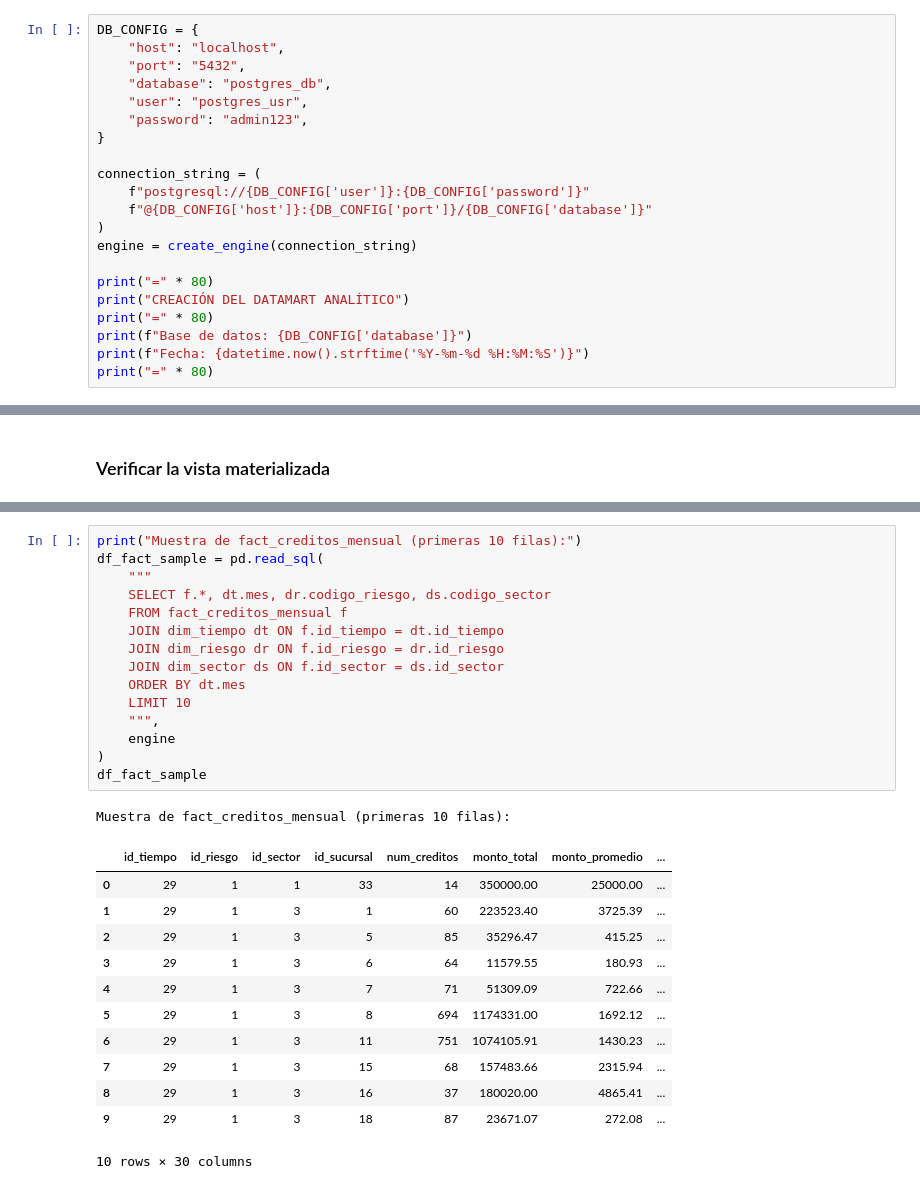
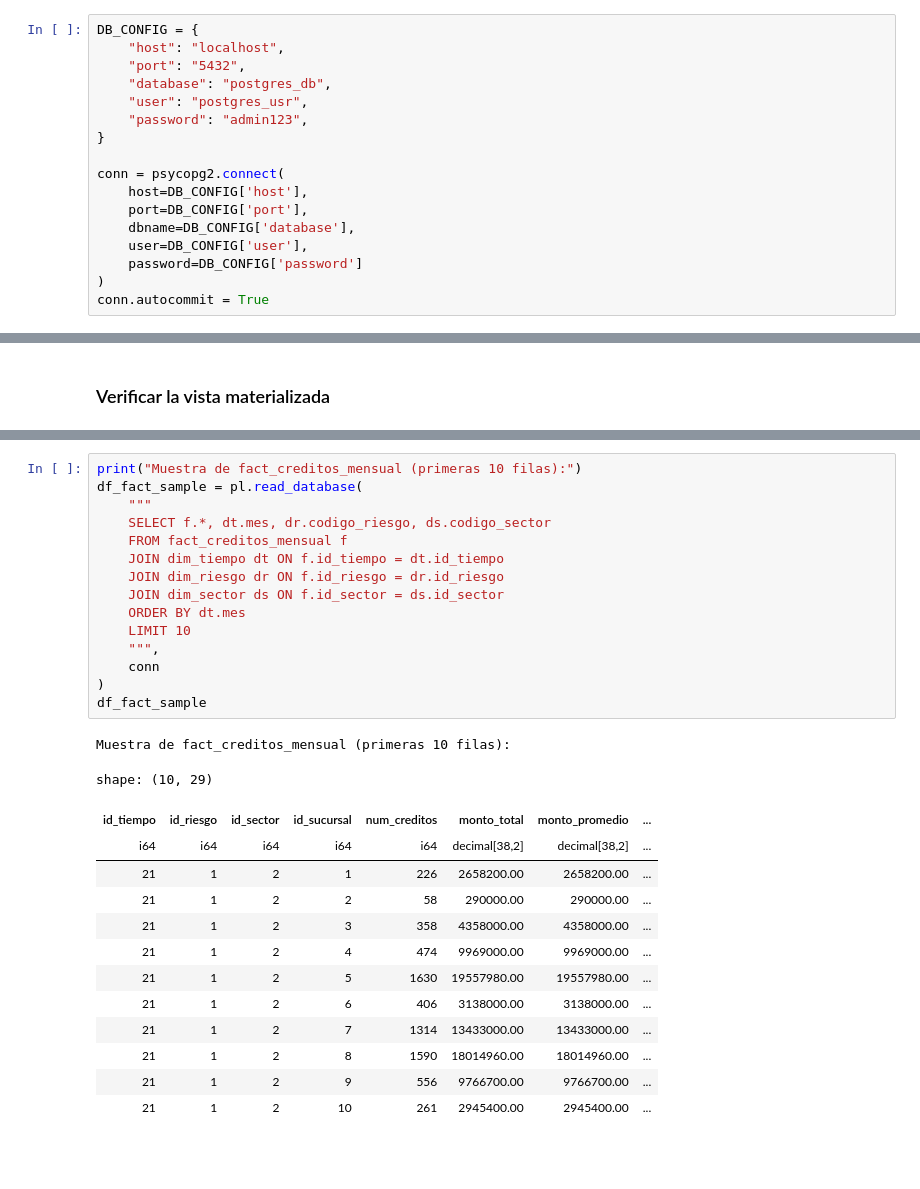
Before and after one commit to YahayUniversidad/IADegreeThesis, a Jupyter notebook: Desarrollo/noteBooks/datamart.ipynb, the cells around one changed output, grey strips where cells are left out. Cells and saved outputs as stored; diff of their text form; blank space fills up the shorter version.

```diff
--- a/Desarrollo/noteBooks/datamart.ipynb
+++ b/Desarrollo/noteBooks/datamart.ipynb
@@ -50,15 +60,11 @@ DB_CONFIG = {
     "password": "admin123",
 }
 
-connection_string = (
-    f"postgresql://{DB_CONFIG['user']}:{DB_CONFIG['password']}"
-    f"@{DB_CONFIG['host']}:{DB_CONFIG['port']}/{DB_CONFIG['database']}"
+conn = psycopg2.connect(
+    host=DB_CONFIG['host'],
+    port=DB_CONFIG['port'],
+    dbname=DB_CONFIG['database'],
+    user=DB_CONFIG['user'],
+    password=DB_CONFIG['password']
 )
-engine = create_engine(connection_string)
-
-print("=" * 80)
-print("CREACIÓN DEL DATAMART ANALÍTICO")
-print("=" * 80)
-print(f"Base de datos: {DB_CONFIG['database']}")
-print(f"Fecha: {datetime.now().strftime('%Y-%m-%d %H:%M:%S')}")
-print("=" * 80)
+conn.autocommit = True
@@ -620,31 +264,32 @@ VALIDACIÓN DEL DATAMART
 ============================================================
 # %%
 print("Muestra de fact_creditos_mensual (primeras 10 filas):")
-df_fact_sample = pd.read_sql(
+df_fact_sample = pl.read_database(
     """
     SELECT f.*, dt.mes, dr.codigo_riesgo, ds.codigo_sector
     FROM fact_creditos_mensual f
     JOIN dim_tiempo dt ON f.id_tiempo = dt.id_tiempo
     JOIN dim_riesgo dr ON f.id_riesgo = dr.id_riesgo
     JOIN dim_sector ds ON f.id_sector = ds.id_sector
     ORDER BY dt.mes
     LIMIT 10
     """,
-    engine
+    conn
 )
 df_fact_sample
 # %% [output]
 Muestra de fact_creditos_mensual (primeras 10 filas):
+shape: (10, 29)
-|  | id_tiempo | id_riesgo | id_sector | id_sucursal | num_creditos | monto_total | monto_promedio | ... |
-| 0 | 29 | 1 | 1 | 33 | 14 | 350000.00 | 25000.00 | ... |
-| 1 | 29 | 1 | 3 | 1 | 60 | 223523.40 | 3725.39 | ... |
-| 2 | 29 | 1 | 3 | 5 | 85 | 35296.47 | 415.25 | ... |
-| 3 | 29 | 1 | 3 | 6 | 64 | 11579.55 | 180.93 | ... |
-| 4 | 29 | 1 | 3 | 7 | 71 | 51309.09 | 722.66 | ... |
-| 5 | 29 | 1 | 3 | 8 | 694 | 1174331.00 | 1692.12 | ... |
-| 6 | 29 | 1 | 3 | 11 | 751 | 1074105.91 | 1430.23 | ... |
-| 7 | 29 | 1 | 3 | 15 | 68 | 157483.66 | 2315.94 | ... |
-| 8 | 29 | 1 | 3 | 16 | 37 | 180020.00 | 4865.41 | ... |
-| 9 | 29 | 1 | 3 | 18 | 87 | 23671.07 | 272.08 | ... |
+| id_tiempo | id_riesgo | id_sector | id_sucursal | num_creditos | monto_total | monto_promedio | ... |
+| i64 | i64 | i64 | i64 | i64 | decimal[38,2] | decimal[38,2] | ... |
+| 21 | 1 | 2 | 1 | 226 | 2658200.00 | 2658200.00 | ... |
+| 21 | 1 | 2 | 2 | 58 | 290000.00 | 290000.00 | ... |
+| 21 | 1 | 2 | 3 | 358 | 4358000.00 | 4358000.00 | ... |
+| 21 | 1 | 2 | 4 | 474 | 9969000.00 | 9969000.00 | ... |
+| 21 | 1 | 2 | 5 | 1630 | 19557980.00 | 19557980.00 | ... |
+| 21 | 1 | 2 | 6 | 406 | 3138000.00 | 3138000.00 | ... |
+| 21 | 1 | 2 | 7 | 1314 | 13433000.00 | 13433000.00 | ... |
+| 21 | 1 | 2 | 8 | 1590 | 18014960.00 | 18014960.00 | ... |
+| 21 | 1 | 2 | 9 | 556 | 9766700.00 | 9766700.00 | ... |
+| 21 | 1 | 2 | 10 | 261 | 2945400.00 | 2945400.00 | ... |
-10 rows × 30 columns
 # %% [markdown]
```
Also changed, not shown: parts of 21 cells of this notebook, 12 other files.
